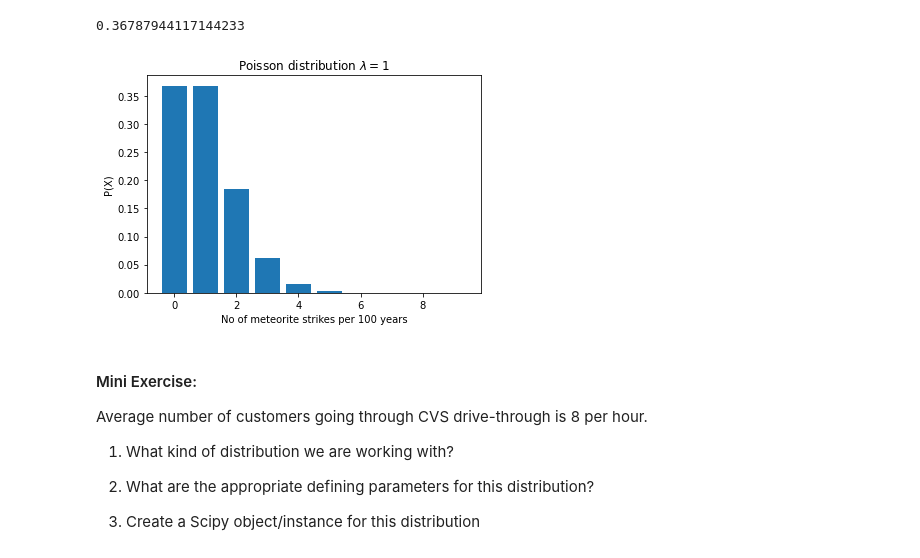
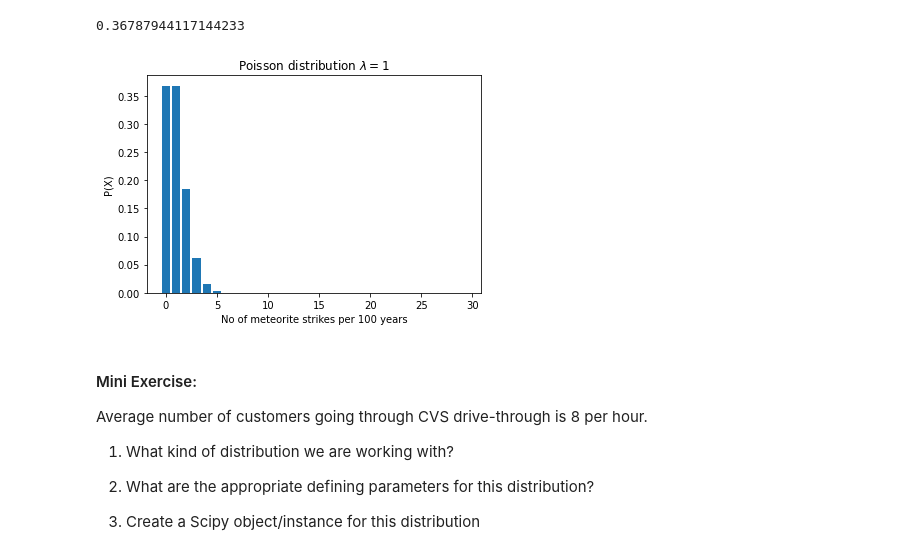
Before and after one commit to David-Howell/statistics-exercises, a Jupyter notebook: probability_distributions_lesson.ipynb, the cells around one changed output. Cells and saved outputs as stored; diff of their text form; code cells hidden in the pictures.

```diff
--- a/probability_distributions_lesson.ipynb
+++ b/probability_distributions_lesson.ipynb
@@ -371,17 +535,26 @@ Suppose that astronomers estimate that large meteorites (above a certain size) h
 What is the probability of k = 0 meteorite hits in the next 100 years?
 # %%
 # What kind of distribution is this?
+
+λ = 1
+
+meteor_dist = stats.poisson(λ)
+
+meteor_dist.pmf(0)
 # %% [output]
 0.36787944117144233
 # %%
 #plot the data
+
+x = np.arange(0,30)
+y = meteor_dist.pmf(x)
 
 plt.bar(x,y)
 plt.xlabel('No of meteorite strikes per 100 years')
 plt.ylabel('P(X)')
 plt.title('Poisson distribution $λ = 1$');
 # %% [output]
-[figure, old version]
+[figure, new version]
 # %% [markdown]
 #### Mini Exercise:
 
```
Also changed, not shown: parts of 45 cells of this notebook.
